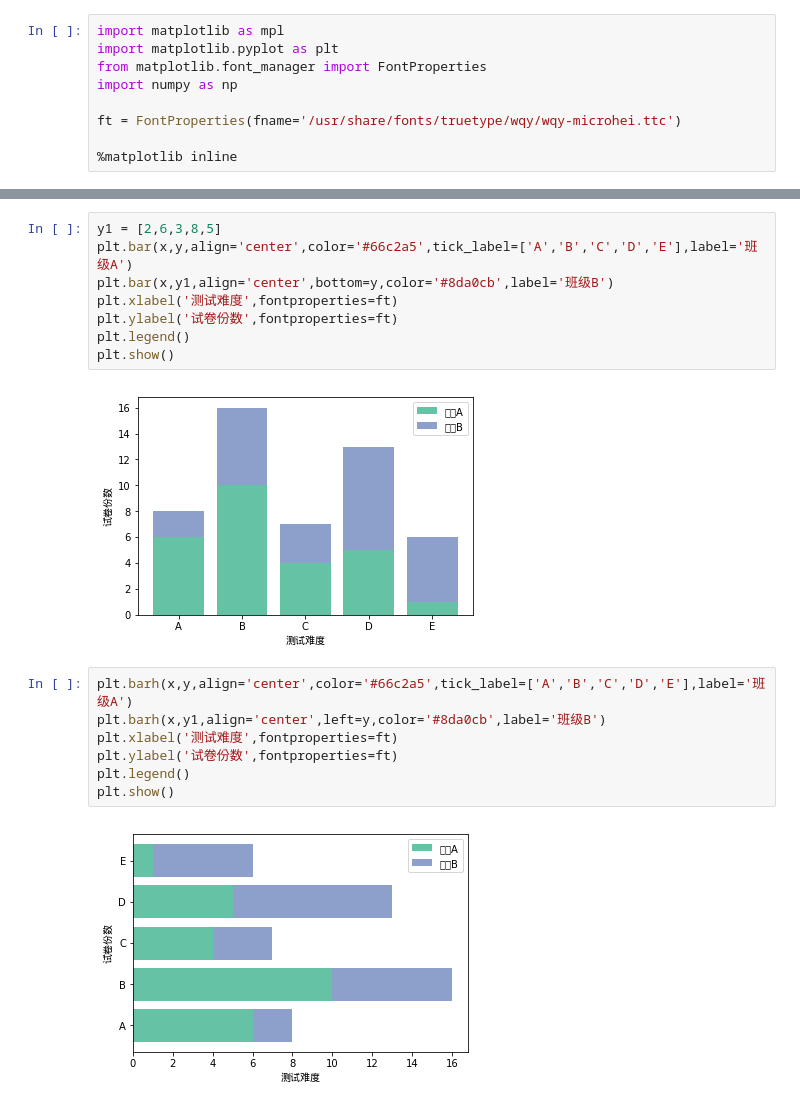
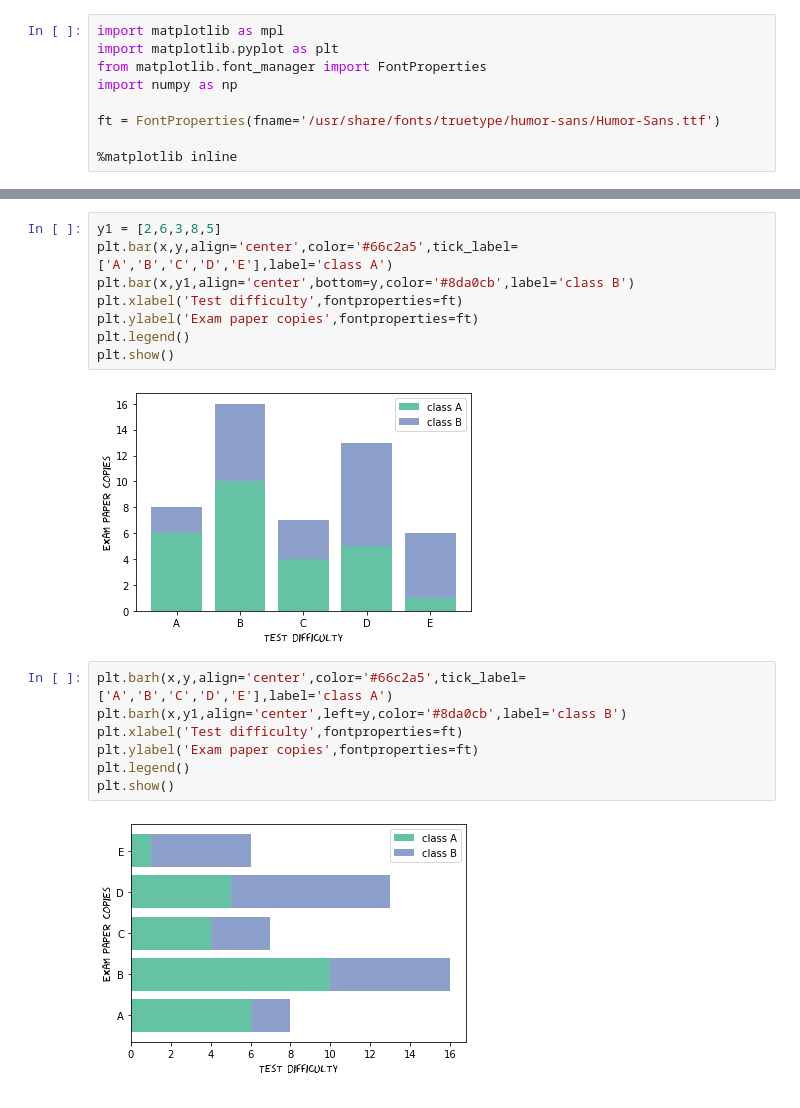
Before and after one commit to oaiao/ai, a Jupyter notebook: explore/matplotlib/Chapter_Three.ipynb, the cells around one changed output, grey strips where cells are left out. Saved outputs shown, nothing was run; the diff lists cells and outputs as text.

```diff
--- a/explore/matplotlib/Chapter_Three.ipynb
+++ b/explore/matplotlib/Chapter_Three.ipynb
@@ -4,7 +4,7 @@ import matplotlib.pyplot as plt
 from matplotlib.font_manager import FontProperties
 import numpy as np
 
-ft = FontProperties(fname='/usr/share/fonts/truetype/wqy/wqy-microhei.ttc')
+ft = FontProperties(fname='/usr/share/fonts/truetype/humor-sans/Humor-Sans.ttf')
 
 %matplotlib inline
 # %%
@@ -28,21 +28,21 @@ plt.show()
 # %%
 y1 = [2,6,3,8,5]
-plt.bar(x,y,align='center',color='#66c2a5',tick_label=['A','B','C','D','E'],label='班级A')
-plt.bar(x,y1,align='center',bottom=y,color='#8da0cb',label='班级B')
-plt.xlabel('测试难度',fontproperties=ft)
-plt.ylabel('试卷份数',fontproperties=ft)
+plt.bar(x,y,align='center',color='#66c2a5',tick_label=['A','B','C','D','E'],label='class A')
+plt.bar(x,y1,align='center',bottom=y,color='#8da0cb',label='class B')
+plt.xlabel('Test difficulty',fontproperties=ft)
+plt.ylabel('Exam paper copies',fontproperties=ft)
 plt.legend()
 plt.show()
 # %% [output]
-[figure, old version]
+[figure, new version]
 # %%
-plt.barh(x,y,align='center',color='#66c2a5',tick_label=['A','B','C','D','E'],label='班级A')
-plt.barh(x,y1,align='center',left=y,color='#8da0cb',label='班级B')
-plt.xlabel('测试难度',fontproperties=ft)
-plt.ylabel('试卷份数',fontproperties=ft)
+plt.barh(x,y,align='center',color='#66c2a5',tick_label=['A','B','C','D','E'],label='class A')
+plt.barh(x,y1,align='center',left=y,color='#8da0cb',label='class B')
+plt.xlabel('Test difficulty',fontproperties=ft)
+plt.ylabel('Exam paper copies',fontproperties=ft)
 plt.legend()
 plt.show()
 # %% [output]
-[figure, old version]
+[figure, new version]
 # %%
 plt.bar(x,y,align='center',color='c',tick_label=['A','B','C','D','E'],hatch='///')
```
Also changed, not shown: parts of 5 cells of this notebook, 1 other file.
